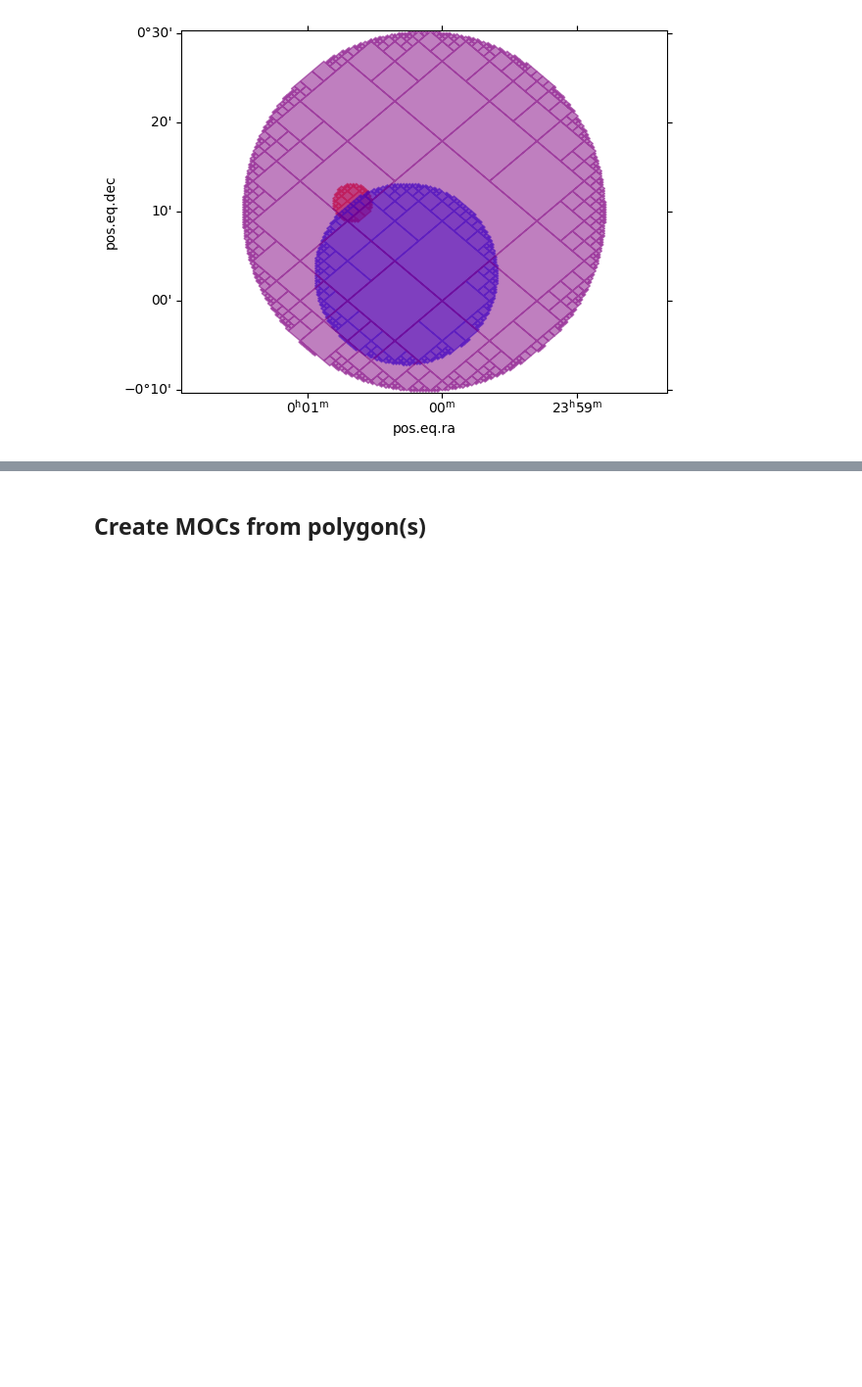
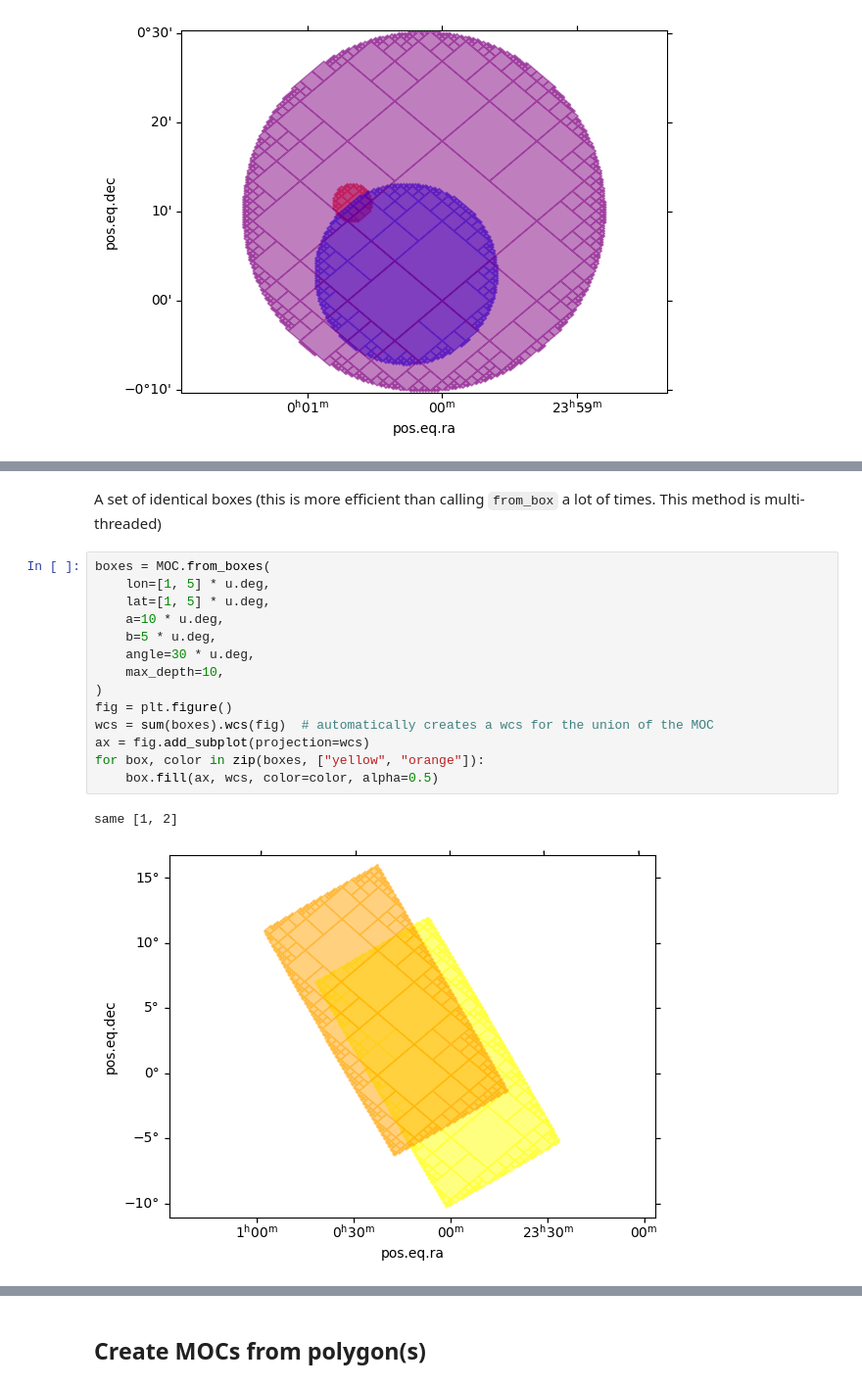
Before and after one commit to cds-astro/mocpy, a Jupyter notebook: notebooks/01-Creating_MOCs_from_shapes.ipynb, the cells around one changed output, grey strips where cells are left out. Shown at 98% size. Drawn from its saved outputs; the diff is of its cells as text; blank space fills up the shorter version.

Commit message:
feat: add method from boxes

```diff
--- a/notebooks/01-Creating_MOCs_from_shapes.ipynb
+++ b/notebooks/01-Creating_MOCs_from_shapes.ipynb
@@ -54,0 +75,19 @@ for cone, color in zip(cones, ["red", "blue", "purple"]):
+# %% [markdown]
+A set of identical boxes (this is more efficient than calling `from_box` a lot of times. This method is multi-threaded)
+# %%
+boxes = MOC.from_boxes(
+    lon=[1, 5] * u.deg,
+    lat=[1, 5] * u.deg,
+    a=10 * u.deg,
+    b=5 * u.deg,
+    angle=30 * u.deg,
+    max_depth=10,
+)
+fig = plt.figure()
+wcs = sum(boxes).wcs(fig)  # automatically creates a wcs for the union of the MOC
+ax = fig.add_subplot(projection=wcs)
+for box, color in zip(boxes, ["yellow", "orange"]):
+    box.fill(ax, wcs, color=color, alpha=0.5)
+# %% [output]
+same [1, 2]
+[figure, added]
```
Also changed, not shown: parts of 5 cells of this notebook, 4 other files.
